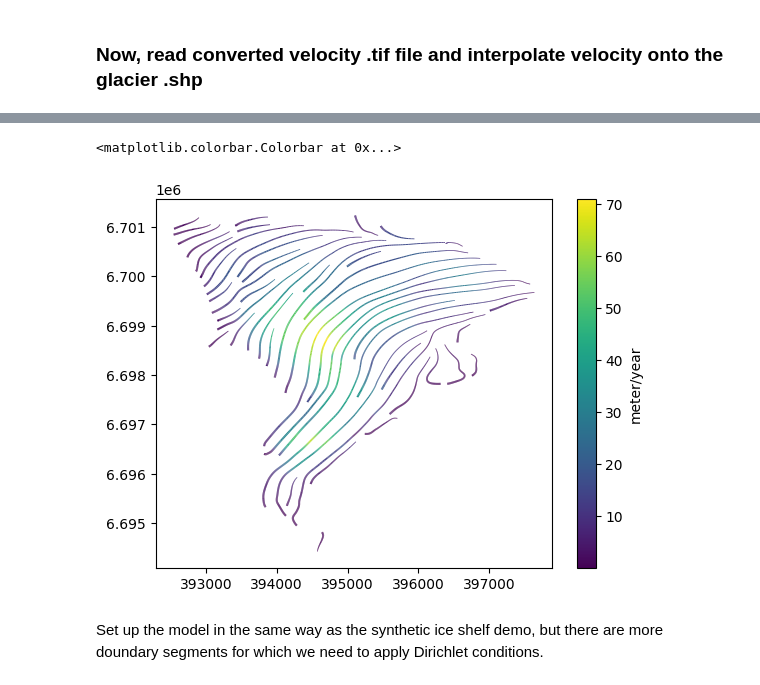
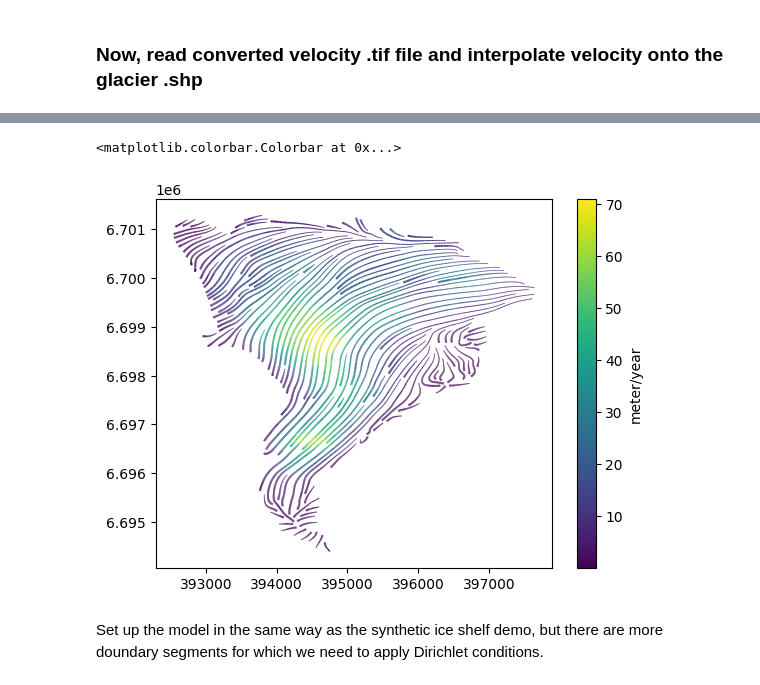
Before and after one commit to HUSILEBAI/icepack, a Jupyter notebook: practise_case/07-rgi-meshing-wolverine.ipynb, the cells around one changed output, grey strips where cells are left out. Cells and saved outputs as stored; diff of their text form; code cells hidden in the pictures.

```diff
--- a/practise_case/07-rgi-meshing-wolverine.ipynb
+++ b/practise_case/07-rgi-meshing-wolverine.ipynb
@@ -205,11 +205,11 @@ velocity field is w⃗₁₂
 # %%
 # create velocity streamlines
 fig, axes = plt.subplots()
-streamlines = firedrake.streamplot(u0, resolution=100, axes=axes) #
+streamlines = firedrake.streamplot(u0, resolution=50, axes=axes) #
 fig.colorbar(streamlines, label='meter/year')
 # %% [output]
 <matplotlib.colorbar.Colorbar at 0x...>
-[figure, old version]
+[figure, new version]
 # %% [markdown]
 Set up the model in the same way as the synthetic ice shelf demo, but there are more doundary segments for which we need to apply Dirichlet conditions.
 # %%
```
Also changed, not shown: parts of 13 cells of this notebook.
